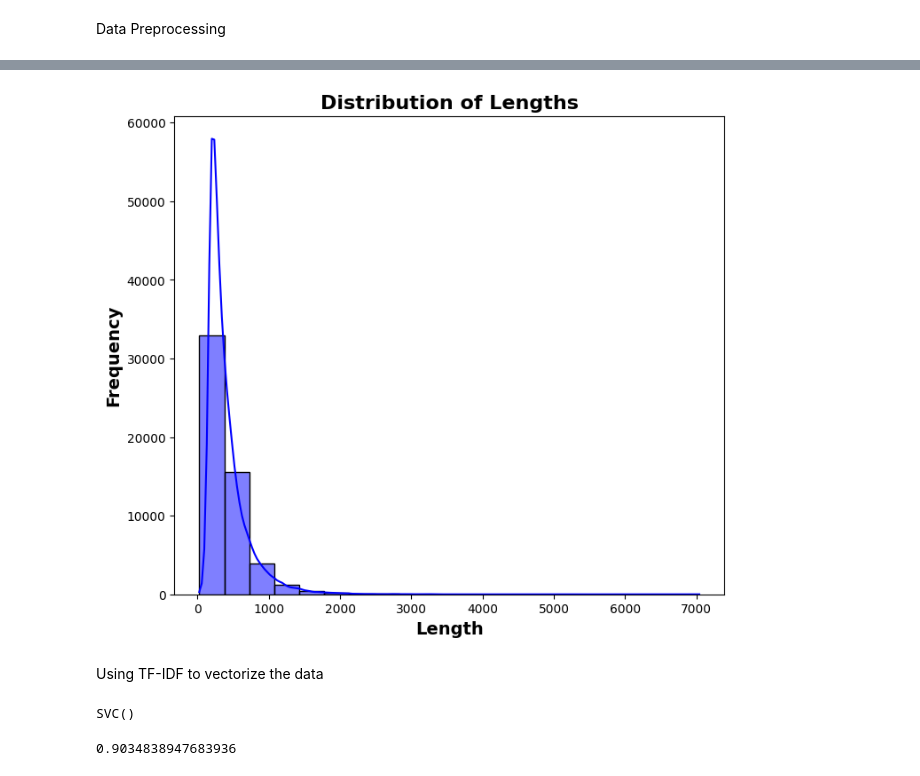
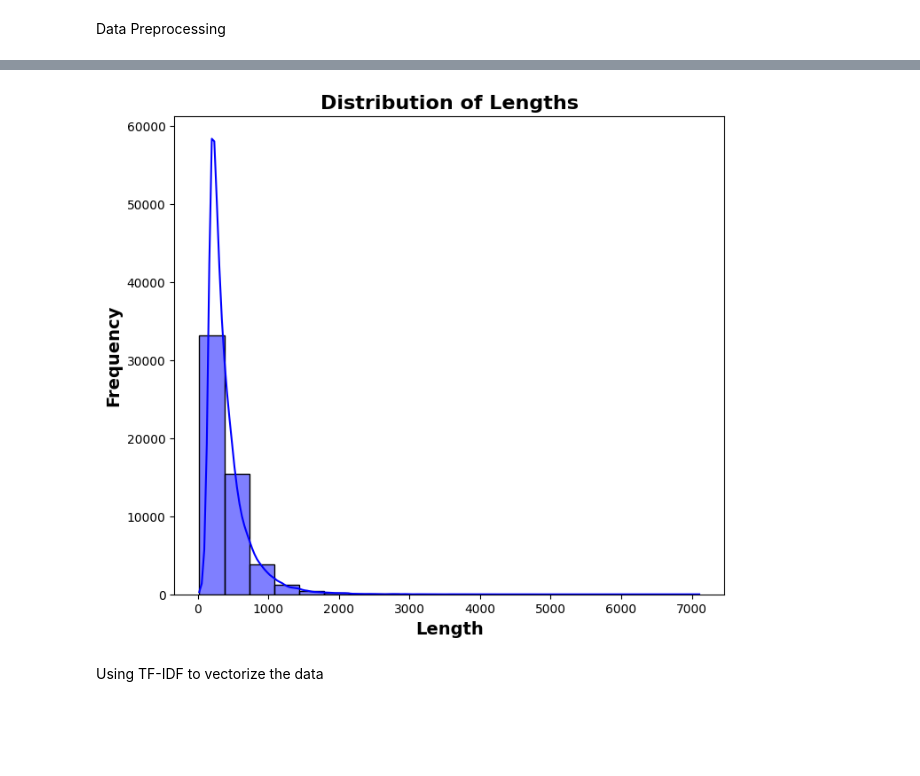
Before and after one commit to harshsingh9222/CODESOFT, a Jupyter notebook: genre_prediction.ipynb, the cells around one changed output, grey strips where cells are left out. Drawn from its saved outputs; the diff is of its cells as text; code cells hidden in the pictures; blank space fills up the shorter version.

```diff
--- a/genre_prediction.ipynb
+++ b/genre_prediction.ipynb
@@ -123,22 +124,25 @@ Passing `palette` without assigning `hue` is deprecated and will be removed in v
 # %% [markdown]
 Data Preprocessing
 # %%
+# Initialize the stemmer and stop words
 stemmer = LancasterStemmer()
+stop_words = set(stopwords.words('english'))
 
-def cleaning_data(text):
- text = text.lower() # Convert to lower case
- text=re.sub(r'@\S+', '',text)
- text=re.sub(r'http\S+', '',text)
- text=re.sub(r'.pic\S+', '',text)
- text = re.sub(r'[^a-zA-Z+]', ' ', text) # Remove special characters and digits
- text = " ".join([word for word in text.split() if word not in string.punctuation])
+# Define the clean_text function
+def clean_text(text):
+    text = text.lower()  # Lowercase all characters
+    text = re.sub(r'@\S+', '', text)  # Remove Twitter handles
+    text = re.sub(r'http\S+', '', text)  # Remove URLs
+    text = re.sub(r'pic.\S+', '', text)
+    text = re.sub(r"[^a-zA-Z+']", ' ', text)  # Keep only characters
+    text = re.sub(r'\s+[a-zA-Z]\s+', ' ', text + ' ')  # Keep words with length > 1 only
+    text = "".join([i for i in text if i not in string.punctuation])
+    words = nltk.word_tokenize(text)
+    stopwords = nltk.corpus.stopwords.words('english')  # Remove stopwords
+    text = " ".join([i for i in words if i not in stopwords and len(i) > 2])
+    text = re.sub("\s[\s]+", " ", text).strip()  # Remove repeated/leading/trailing spaces
+    return text
 
- words=nltk.word_tokenize(text)
- stop_words = set(stopwords.words("english")) #Stopwords set
- # Use the predefined stop_words variable instead of redefining it inside the function
- text=" ".join([word for word in words if word not in stop_words and len(word)>2])
- return text
-
-
-train_data["TextCleaning"]=train_data["DESCRIPTION"].apply(cleaning_data)
-test_data["TextCleaning"]=test_data["DESCRIPTION"].apply(cleaning_data)
+# Apply the clean_text function to the 'DESCRIPTION' column in the training and test data
+train_data['Text_cleaning'] = train_data['DESCRIPTION'].apply(clean_text)
+test_data['Text_cleaning'] = test_data['DESCRIPTION'].apply(clean_text)
@@ -161,14 +149,14 @@ train_data
 # %%
 # Calculate the length of cleaned text
-train_data['length_Text_cleaning'] = train_data['TextCleaning'].apply(len)
+train_data['length_Text_cleaning'] = train_data['Text_cleaning'].apply(len)
 # Visualize the distribution of text lengths
 plt.figure(figsize=(8, 7))
 sns.histplot(data=train_data, x='length_Text_cleaning', bins=20, kde=True, color='blue')
 plt.xlabel('Length', fontsize=14, fontweight='bold')
 plt.ylabel('Frequency', fontsize=14, fontweight='bold')
 plt.title('Distribution of Lengths', fontsize=16, fontweight='bold')
 plt.show()
 # %% [output]
-[figure, old version]
+[figure, new version]
 # %% [markdown]
 Using TF-IDF to vectorize the data
@@ -186,9 +162,0 @@ X_train,X_test,Y_train,Y_test=train_test_split(X,y,test_size=0.2,random_state=42
-# %%
-model=SVC()
-model.fit(X_train, Y_train)
-# %% [output]
-SVC()
-# %%
-model.score(X_train,Y_train)
-# %% [output]
-0.9034838947683936
```
Also changed, not shown: parts of 13 cells of this notebook.
